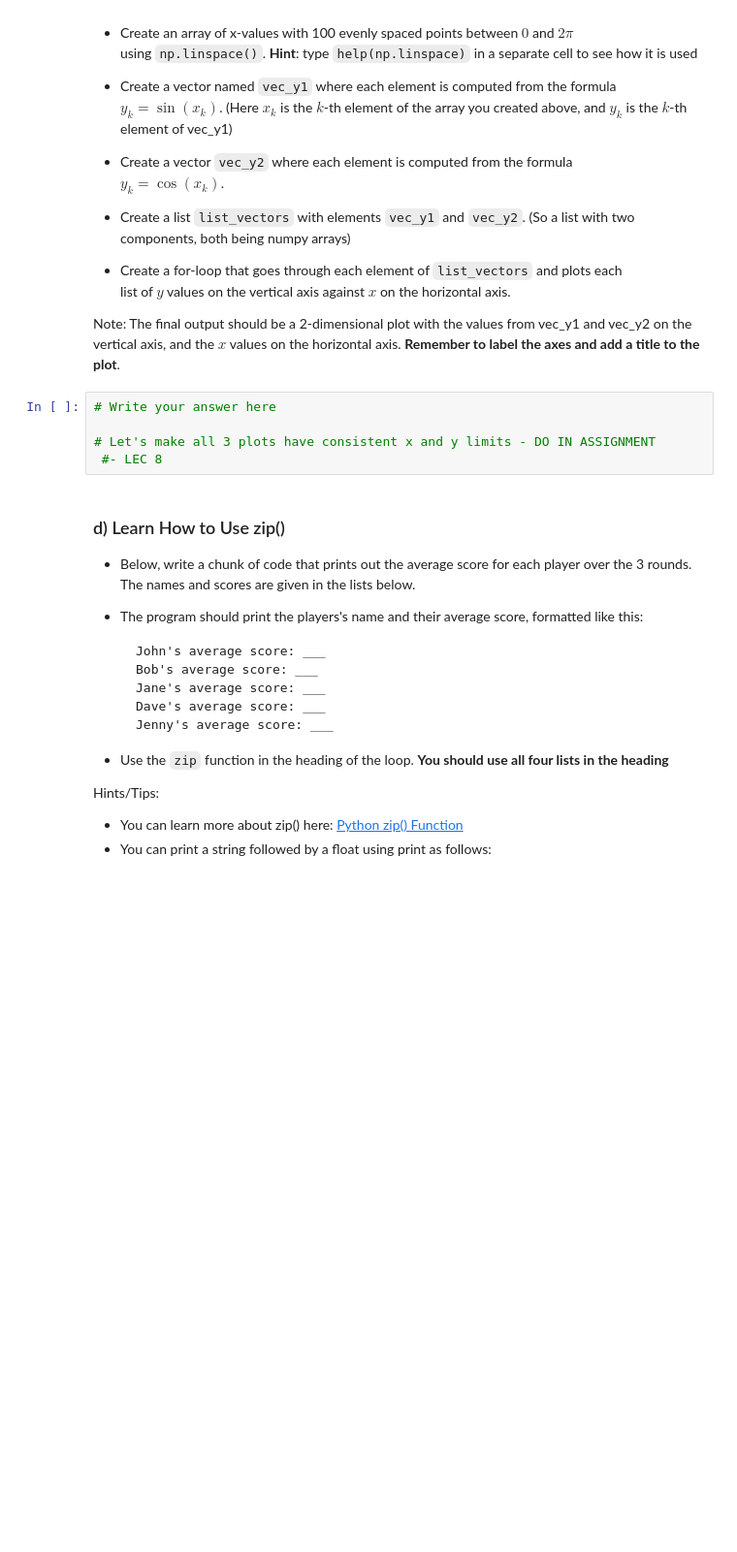
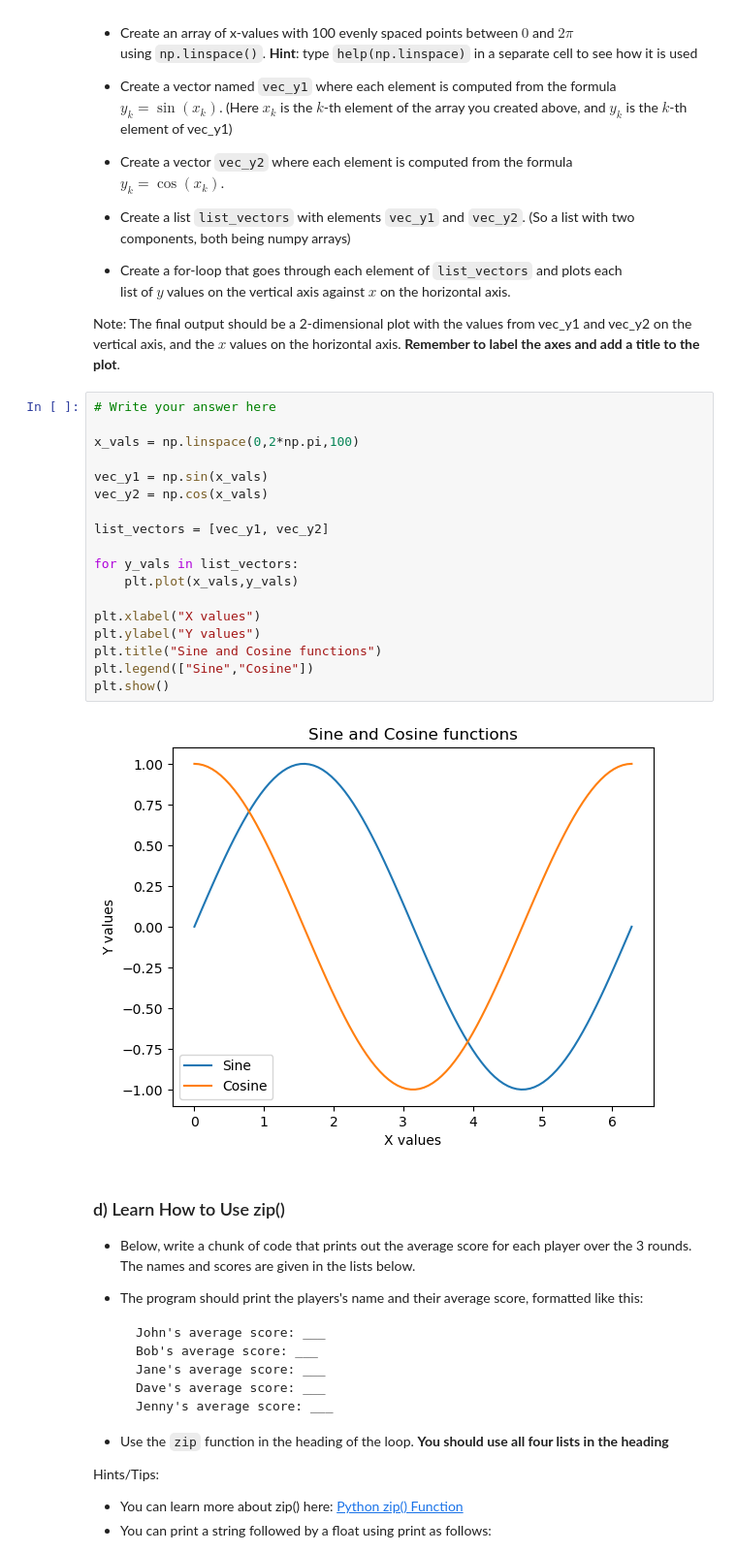
Before and after one commit to aashmans21/qtm151fall2025, a Jupyter notebook: Assignments/assignment_4/Assignment4.ipynb, the cells around one changed output. Shown: that part at 97% size. Cells and saved outputs as stored; diff of their text form; blank space fills up the shorter version.

````diff
--- a/Assignments/assignment_4/Assignment4.ipynb
+++ b/Assignments/assignment_4/Assignment4.ipynb
@@ -52,11 +82,26 @@ Hint: Most numpy operations work with lists, not just arrays
    - Create a for-loop that goes through each element of ```list_vectors``` and plots each <br>list of $y$ values on the vertical axis against $x$ on the horizontal axis.
 
 Note: The final output should be a 2-dimensional plot with the values from vec_y1 and vec_y2 on the vertical axis, and the $x$ values on the horizontal axis. **Remember to label the axes and add a title to the plot**.
-# %%
-# Write your answer here
-
-# Let's make all 3 plots have consistent x and y limits - DO IN ASSIGNMENT
- #- LEC 8
+# %%
+# Write your answer here
+
+x_vals = np.linspace(0,2*np.pi,100)
+
+vec_y1 = np.sin(x_vals)
+vec_y2 = np.cos(x_vals)
+
+list_vectors = [vec_y1, vec_y2]
+
+for y_vals in list_vectors:
+    plt.plot(x_vals,y_vals)
+
+plt.xlabel("X values")
+plt.ylabel("Y values")
+plt.title("Sine and Cosine functions")
+plt.legend(["Sine","Cosine"])
+plt.show()
+# %% [output]
+[figure, added]
 # %% [markdown]
 ### d) Learn How to Use zip()
 
````
Also changed, not shown: parts of 13 cells of this notebook.
